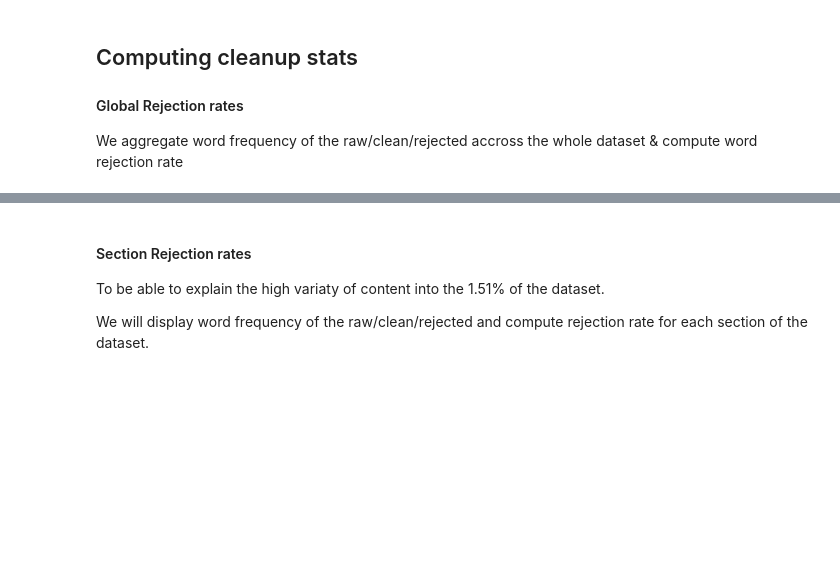
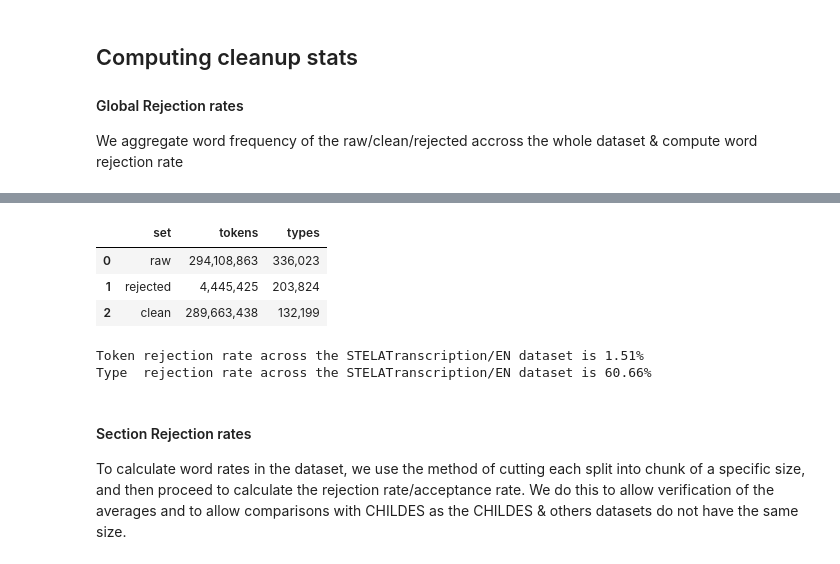
Before and after one commit to nhamilakis/Lexical-benchmark, a Jupyter notebook: notebooks/STELA.ipynb, the cells around one changed output, grey strips where cells are left out. Cells and saved outputs as stored; diff of their text form; code cells hidden in the pictures; blank space fills up the shorter version.

```diff
--- a/notebooks/STELA.ipynb
+++ b/notebooks/STELA.ipynb
@@ -157,25 +157,17 @@ with timed_status(status="Computing word frequencies of units...", complete_stat
     raw_wf = freq_builder.word_frequencies(word_type="raw")["EN"]
     rejected_wf = freq_builder.word_frequencies(word_type="rejected")["EN"]
     clean_wf = freq_builder.word_frequencies(word_type="clean")["EN"]
-    df = pd.DataFrame([
+    stela_total_wstats_df = pd.DataFrame([
         {"set": "raw", "tokens": raw_wf["freq"].sum(), "types": len(raw_wf["word"])},
         {"set": "rejected", "tokens": rejected_wf["freq"].sum(), "types": len(rejected_wf["word"])},
         {"set": "clean", "tokens": clean_wf["freq"].sum(), "types": len(clean_wf["word"])},
     ])
-    type_rejection_rate = len(rejected_wf["word"]) / len(raw_wf["word"])
-    token_rejection_rate = rejected_wf["freq"].sum() / raw_wf["freq"].sum()
+    stela_total_type_rejection_rate = len(rejected_wf["word"]) / len(raw_wf["word"])
+    stela_total_token_rejection_rate = rejected_wf["freq"].sum() / raw_wf["freq"].sum()
 
-
-display(
-    df.style.format({
-        "tokens": "{:_}",
-        "types": "{:_}",
-    })
-)
-print(f"""
-Token rejection rate across the STELATranscription/EN dataset is {token_rejection_rate:.2%}
-Type  rejection rate across the STELATranscription/EN dataset is {type_rejection_rate:.2%}
-""")
+%store stela_total_wstats_df
+%store stela_total_type_rejection_rate
+%store stela_total_token_rejection_rate
 # %% [output]
 [interactive output not drawn]
 [interactive output not drawn]
@@ -189,9 +178,29 @@ Type  rejection rate across the STELATranscription/EN dataset is 60.66%
+# %%
+%store -r stela_total_wstats_df
+%store -r stela_total_type_rejection_rate
+%store -r stela_total_token_rejection_rate
+display(
+    stela_total_wstats_df.style.format({
+        "tokens": "{:,}",
+        "types": "{:,}",
+    })
+)
+print(f"""
+Token rejection rate across the STELATranscription/EN dataset is {stela_total_token_rejection_rate:.2%}
+Type  rejection rate across the STELATranscription/EN dataset is {stela_total_type_rejection_rate:.2%}
+""")
+# %% [output]
+|  | set | tokens | types |
+| 0 | raw | 294,108,863 | 336,023 |
+| 1 | rejected | 4,445,425 | 203,824 |
+| 2 | clean | 289,663,438 | 132,199 |
+Token rejection rate across the STELATranscription/EN dataset is 1.51%
+Type  rejection rate across the STELATranscription/EN dataset is 60.66%
 # %% [markdown]
 #### Section Rejection rates
 
-To be able to explain the high variaty of content into the 1.51% of the dataset.
-
-We will display word frequency of the raw/clean/rejected and compute rejection rate for each section of the dataset.
+To calculate word rates in the dataset, we use the method of cutting each split into chunk of a specific size, and then proceed to calculate the rejection rate/acceptance rate.
+We do this to allow verification of the averages and to allow comparisons with CHILDES as the CHILDES & others datasets do not have the same size.
 # %%
 import platform
 
```
Also changed, not shown: parts of 15 cells of this notebook, 2 other files.
